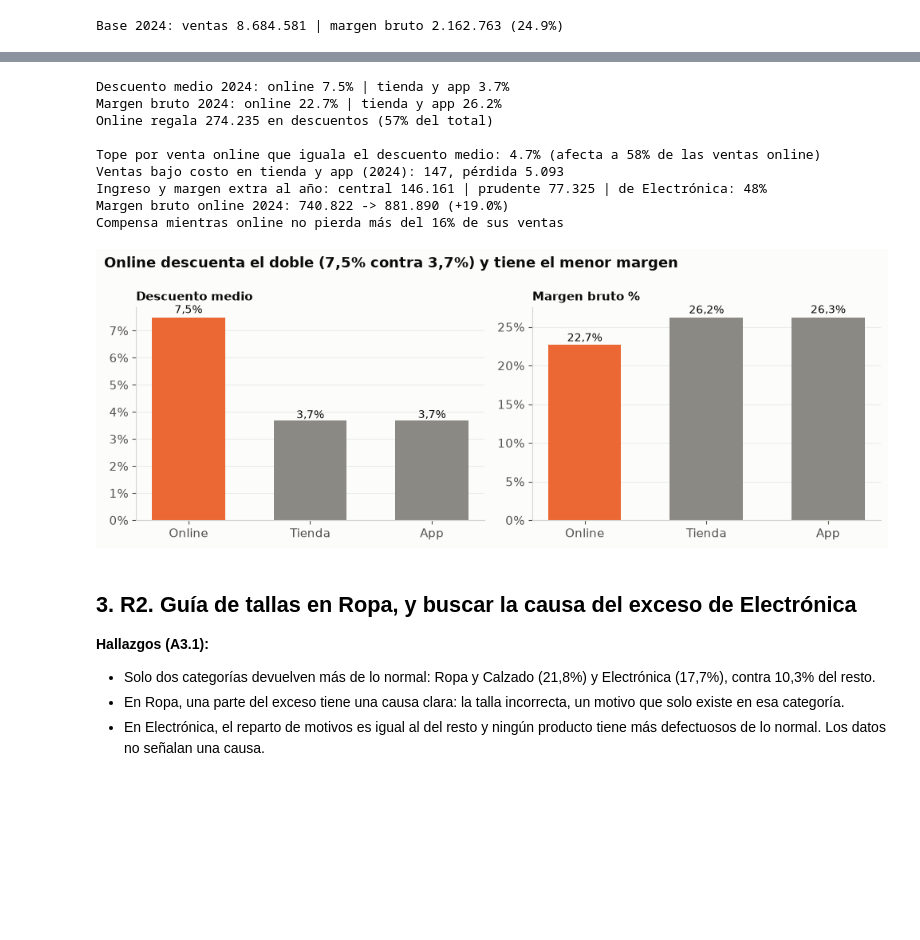
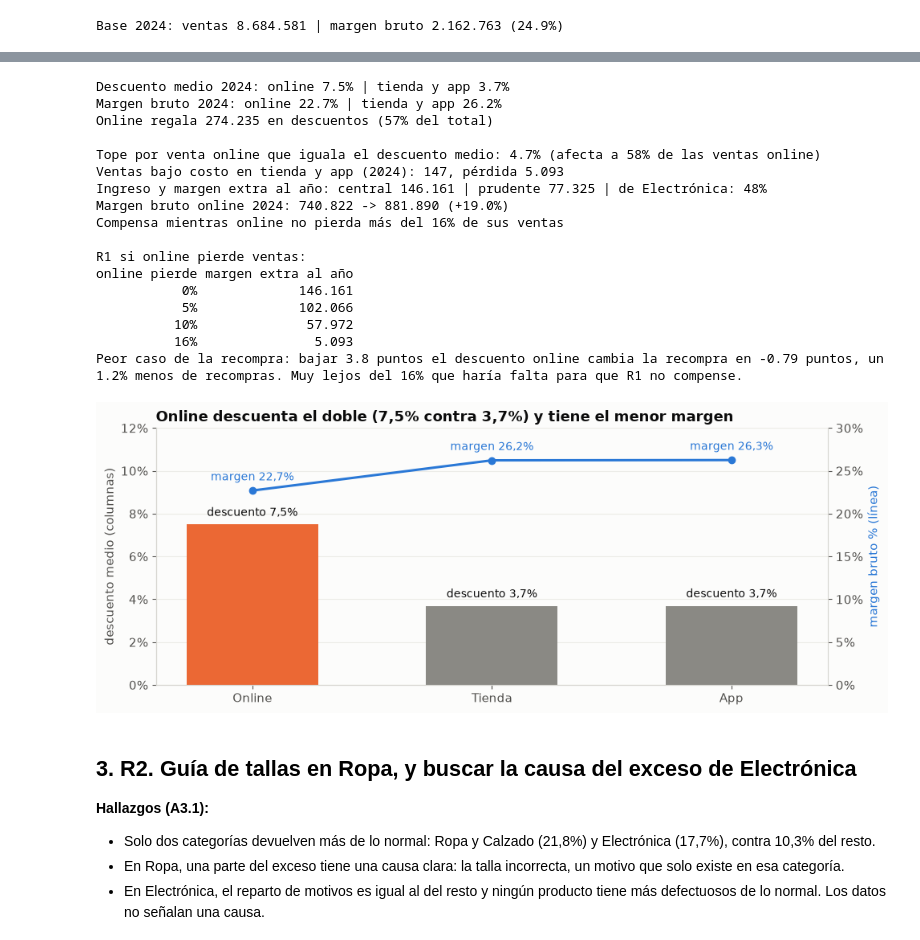
Before and after one commit to mathiascg05/retail-intelligence, a Jupyter notebook: notebooks/05_recomendaciones.ipynb, the cells around one changed output, grey strips where cells are left out. Drawn from its saved outputs; the diff is of its cells as text; code cells hidden in the pictures; blank space fills up the shorter version.

```diff
--- a/notebooks/05_recomendaciones.ipynb
+++ b/notebooks/05_recomendaciones.ipynb
@@ -152,45 +164,79 @@ central, prudente = central_online + bajo_costo, prudente_online + bajo_costo
 de_electronica = (((online.descuento - nuevo) * bruto)[online.categoria == "Electrónica"].sum()
                   + -resto.loc[resto.bajo_costo & (resto.categoria == "Electrónica"), "margen_bruto"].sum())
 print(f"\nTope por venta online que iguala el descuento medio: {tope:.1%} (afecta a {(online.descuento > tope).mean():.0%} de las ventas online)")
 print(f"Ventas bajo costo en tienda y app (2024): {resto.bajo_costo.sum()}, pérdida {miles(bajo_costo)}")
 print(f"Ingreso y margen extra al año: central {miles(central)} | prudente {miles(prudente)} | de Electrónica: {de_electronica / central:.0%}")
 
 margen_online = online.margen_bruto.sum()
 perdida_max = central_online / (margen_online + central_online)
 print(f"Margen bruto online 2024: {miles(margen_online)} -> {miles(margen_online + central_online)} (+{central_online / margen_online:.1%})")
 print(f"Compensa mientras online no pierda más del {perdida_max:.0%} de sus ventas")
 
+# ¿Y si online pierde ventas? Margen neto de R1 según cuánto caigan las ventas online
+sens_r1 = pd.DataFrame({"online pierde": [0, 0.05, 0.10, perdida_max]})
+sens_r1["margen extra al año"] = (margen_online + central_online) * (1 - sens_r1["online pierde"]) - margen_online + bajo_costo
+print("\nR1 si online pierde ventas:")
+print(sens_r1.assign(**{"online pierde": (100 * sens_r1["online pierde"]).round(0).astype(int).astype(str) + "%",
+                        "margen extra al año": sens_r1["margen extra al año"].map(miles)}).to_string(index=False))
+# El peor caso compatible con los datos: si el descuento ayudara a volver tanto como permite la cota ALTA del IC online (A2.5),
+# bajarlo quitaría recompras. +2,1 puntos de recompra a 90 días por cada 10 puntos de descuento
+peor_por_10 = 2.08
+baja = online.descuento.mean() - np.minimum(online.descuento, tope).mean()
+recompra_online = 0.68
+cambio = -peor_por_10 * baja * 10
+print(f"Peor caso de la recompra: bajar {100 * baja:.1f} puntos el descuento online cambia la recompra en "
+      f"{cambio:+.2f} puntos, un {abs(cambio) / (100 * recompra_online):.1%} menos de recompras. "
+      f"Muy lejos del {perdida_max:.0%} que haría falta para que R1 no compense.")
+
 recomendaciones.append(["R1", "Piloto: tope de " + f"{100 * tope:.1f}".replace(".", ",") + "% al descuento online y ninguna venta bajo costo",
                         "margen bruto total", central / MARGEN, central, prudente, central, central])
 
-# Gráfico para el dashboard: descuento y margen por canal
+# Gráfico para el dashboard (un solo gráfico combinado): descuento medio en columnas y margen bruto % en línea, por canal
 c = anio.groupby("canal").agg(descuento=("descuento", "mean"), ventas=("monto_neto", "sum"), margen=("margen_bruto", "sum"))
 c = c.assign(margen_pct=100 * c.margen / c.ventas, descuento=100 * c.descuento).reindex(["online", "tienda_fisica", "app_movil"])
-fig, (a1, a2) = plt.subplots(1, 2, figsize=(10, 3.8))
+fig, ax = plt.subplots(figsize=(10, 4))
 nombres = ["Online", "Tienda", "App"]
-for ax, col, fmt in [(a1, "descuento", "Descuento medio"), (a2, "margen_pct", "Margen bruto %")]:
-    ax.bar(nombres, c[col], color=[NARANJA, GRIS, GRIS], width=0.6)
-    for i, v in enumerate(c[col]):
-        ax.text(i, v * 1.02, f"{v:.1f}%".replace(".", ","), ha="center", fontsize=10)
-    ax.set_title(fmt, fontsize=11)
-    ax.yaxis.set_major_formatter(lambda v, _: f"{v:.0f}%")
-    ax.grid(axis="x", visible=False)
-fig.suptitle(f"Online descuenta el doble ({c.descuento['online']:.1f}% contra {c.descuento['tienda_fisica']:.1f}%) y tiene el menor margen".replace(".", ","),
-             x=0.01, ha="left", fontweight="bold", fontsize=13)
+x = np.arange(3)
+ax.bar(x, c.descuento, color=[NARANJA, GRIS, GRIS], width=0.55, label="descuento medio")
+for i, v in enumerate(c.descuento):
+    ax.text(i, v + 0.4, f"descuento {v:.1f}%".replace(".", ","), ha="center", fontsize=10)
+ax2 = ax.twinx()
+ax2.plot(x, c.margen_pct, color=AZUL, marker="o", lw=2.2)
+for i, v in enumerate(c.margen_pct):
+    ax2.text(i, v + 1.2, f"margen {v:.1f}%".replace(".", ","), color=AZUL, fontsize=10, ha="center")
+ax.set_xticks(x, nombres)
+ax.set_ylim(0, 12)
+ax2.set_ylim(0, 30)
+ax.yaxis.set_major_formatter(lambda v, _: f"{v:.0f}%")
+ax2.yaxis.set_major_formatter(lambda v, _: f"{v:.0f}%")
+ax2.spines["right"].set_visible(True)
+ax.set_ylabel("descuento medio (columnas)")
+ax2.set_ylabel("margen bruto % (línea)", color=AZUL)
+ax.grid(axis="x", visible=False)
+ax2.grid(False)
+ax.set_title(f"Online descuenta el doble ({c.descuento['online']:.1f}% contra {c.descuento['tienda_fisica']:.1f}%) y tiene el menor margen".replace(".", ","))
 fig.tight_layout()
 fig.savefig(FIG / "a5_online_descuento.png", dpi=150)
 plt.show()
 # %% [output]
 Descuento medio 2024: online 7.5% | tienda y app 3.7%
 Margen bruto 2024: online 22.7% | tienda y app 26.2%
 Online regala 274.235 en descuentos (57% del total)
 
 Tope por venta online que iguala el descuento medio: 4.7% (afecta a 58% de las ventas online)
 Ventas bajo costo en tienda y app (2024): 147, pérdida 5.093
 Ingreso y margen extra al año: central 146.161 | prudente 77.325 | de Electrónica: 48%
 Margen bruto online 2024: 740.822 -> 881.890 (+19.0%)
 Compensa mientras online no pierda más del 16% de sus ventas
+
+R1 si online pierde ventas:
+online pierde margen extra al año
+           0%             146.161
+           5%             102.066
+          10%              57.972
+          16%               5.093
+Peor caso de la recompra: bajar 3.8 puntos el descuento online cambia la recompra en -0.79 puntos, un 1.2% menos de recompras. Muy lejos del 16% que haría falta para que R1 no compense.
-[figure, old version]
+[figure, new version]
 # %% [markdown]
 ## 3. R2. Guía de tallas en Ropa, y buscar la causa del exceso de Electrónica
 
```
Also changed, not shown: parts of 13 cells of this notebook, 14 other files.
